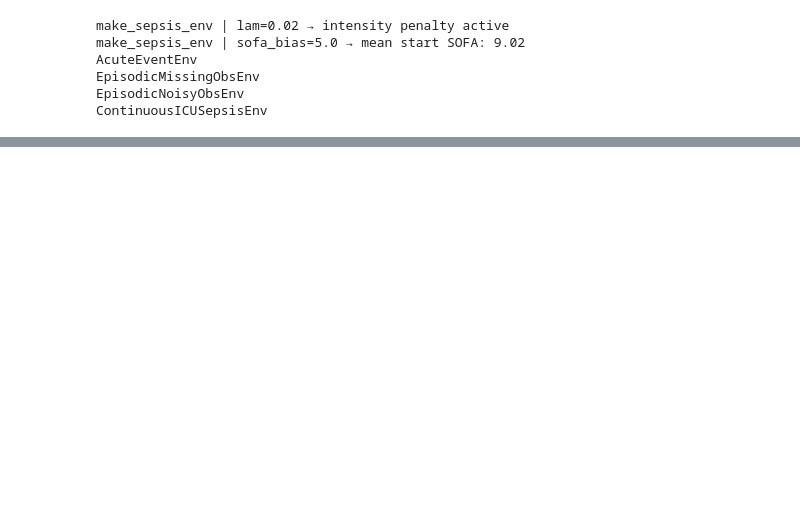
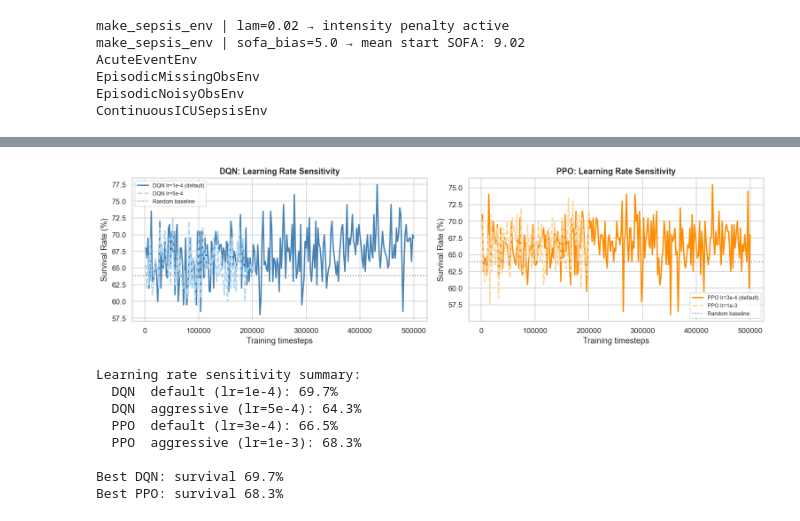
Before and after one commit to martaribeiro11/Reinforcement-Learning, a Jupyter notebook: RL Project Code/sepsis_project - Students Version/rl_sepsis_v4.ipynb, the cells around one changed output, grey strips where cells are left out. Cells and saved outputs as stored; diff of their text form; code cells hidden in the pictures; blank space fills up the shorter version.

```diff
--- a/RL Project Code/sepsis_project - Students Version/rl_sepsis_v4.ipynb
+++ b/RL Project Code/sepsis_project - Students Version/rl_sepsis_v4.ipynb
@@ -1358,0 +1796,9 @@ ContinuousICUSepsisEnv
+# %%
+# ── Evaluate PPO ─────────────────────────────────────────────────────────────
+ppo_results = evaluate_deep_agent(ppo_model, n_episodes=1000)
+print('PPO — Evaluation (1000 episodes):')
+print(f'  Mean return   : {ppo_results["mean_return"]:.4f}')
+print(f'  Survival rate : {ppo_results["survival_rate"]:.1f}%')
+print(f'  Std return    : {ppo_results["std_return"]:.4f}')
+print(f'  Mean length   : {ppo_results["mean_length"]:.1f} steps')
+print(f'  vs Random baseline: {clinical_rand_mean:.4f}')
@@ -1358,0 +1933,63 @@ ContinuousICUSepsisEnv
+# %%
+# ── Plot: learning rate sensitivity ──────────────────────────────────────────
+
+fig, axes = plt.subplots(1, 2, figsize=(14, 4))
+
+# DQN: default vs aggressive lr
+dqn_lr2_steps    = [x[0] for x in dqn_lr2_cb.return_log]
+dqn_lr2_surv_log = [x[2] for x in dqn_lr2_cb.return_log]
+
+axes[0].plot(dqn_steps,    dqn_surv_log,    color='steelblue',
+             linewidth=2.0, label='DQN lr=1e-4 (default)')
+axes[0].plot(dqn_lr2_steps, dqn_lr2_surv_log, color='#aed6f1',
+             linewidth=2.0, linestyle='--', label='DQN lr=5e-4')
+axes[0].axhline(rand_survival_B, color='gray', linestyle=':',
+                linewidth=1.5, label='Random baseline')
+axes[0].set_xlabel('Training timesteps'); axes[0].set_ylabel('Survival Rate (%)')
+axes[0].set_title('DQN: Learning Rate Sensitivity', fontweight='bold')
+axes[0].legend(fontsize=8)
+
+# PPO: default vs aggressive lr
+ppo_lr2_steps    = [x[0] for x in ppo_lr2_cb.return_log]
+ppo_lr2_surv_log = [x[2] for x in ppo_lr2_cb.return_log]
+
+axes[1].plot(ppo_steps,    ppo_surv_log,    color='darkorange',
+             linewidth=2.0, label='PPO lr=3e-4 (default)')
+axes[1].plot(ppo_lr2_steps, ppo_lr2_surv_log, color='#fad7a0',
+             linewidth=2.0, linestyle='--', label='PPO lr=1e-3')
+axes[1].axhline(rand_survival_B, color='gray', linestyle=':',
+                linewidth=1.5, label='Random baseline')
+axes[1].set_xlabel('Training timesteps'); axes[1].set_ylabel('Survival Rate (%)')
+axes[1].set_title('PPO: Learning Rate Sensitivity', fontweight='bold')
+axes[1].legend(fontsize=8)
+
+plt.tight_layout()
+plt.savefig(f'{PLOTS_DIR}/configB_lr_sensitivity.png', bbox_inches='tight')
+plt.show()
+
+# Summary
+print('Learning rate sensitivity summary:')
+print(f'  DQN  default (lr=1e-4): {dqn_results["survival_rate"]:.1f}%')
+print(f'  DQN  aggressive (lr=5e-4): {dqn_lr2_results["survival_rate"]:.1f}%')
+print(f'  PPO  default (lr=3e-4): {ppo_results["survival_rate"]:.1f}%')
+print(f'  PPO  aggressive (lr=1e-3): {ppo_lr2_results["survival_rate"]:.1f}%')
+print()
+
+# Use best versions going forward
+best_dqn = dqn_model if dqn_results['survival_rate'] >= dqn_lr2_results['survival_rate'] else dqn_lr2
+best_ppo = ppo_model if ppo_results['survival_rate'] >= ppo_lr2_results['survival_rate'] else ppo_lr2
+best_dqn_results = dqn_results if dqn_results['survival_rate'] >= dqn_lr2_results['survival_rate'] else dqn_lr2_results
+best_ppo_results = ppo_results if ppo_results['survival_rate'] >= ppo_lr2_results['survival_rate'] else ppo_lr2_results
+
+print(f'Best DQN: survival {best_dqn_results["survival_rate"]:.1f}%')
+print(f'Best PPO: survival {best_ppo_results["survival_rate"]:.1f}%')
+# %% [output]
+[figure, added]
+Learning rate sensitivity summary:
+  DQN  default (lr=1e-4): 69.7%
+  DQN  aggressive (lr=5e-4): 64.3%
+  PPO  default (lr=3e-4): 66.5%
+  PPO  aggressive (lr=1e-3): 68.3%
+
+Best DQN: survival 69.7%
+Best PPO: survival 68.3%
```
Also changed, not shown: parts of 50 cells of this notebook, 17 other files.
